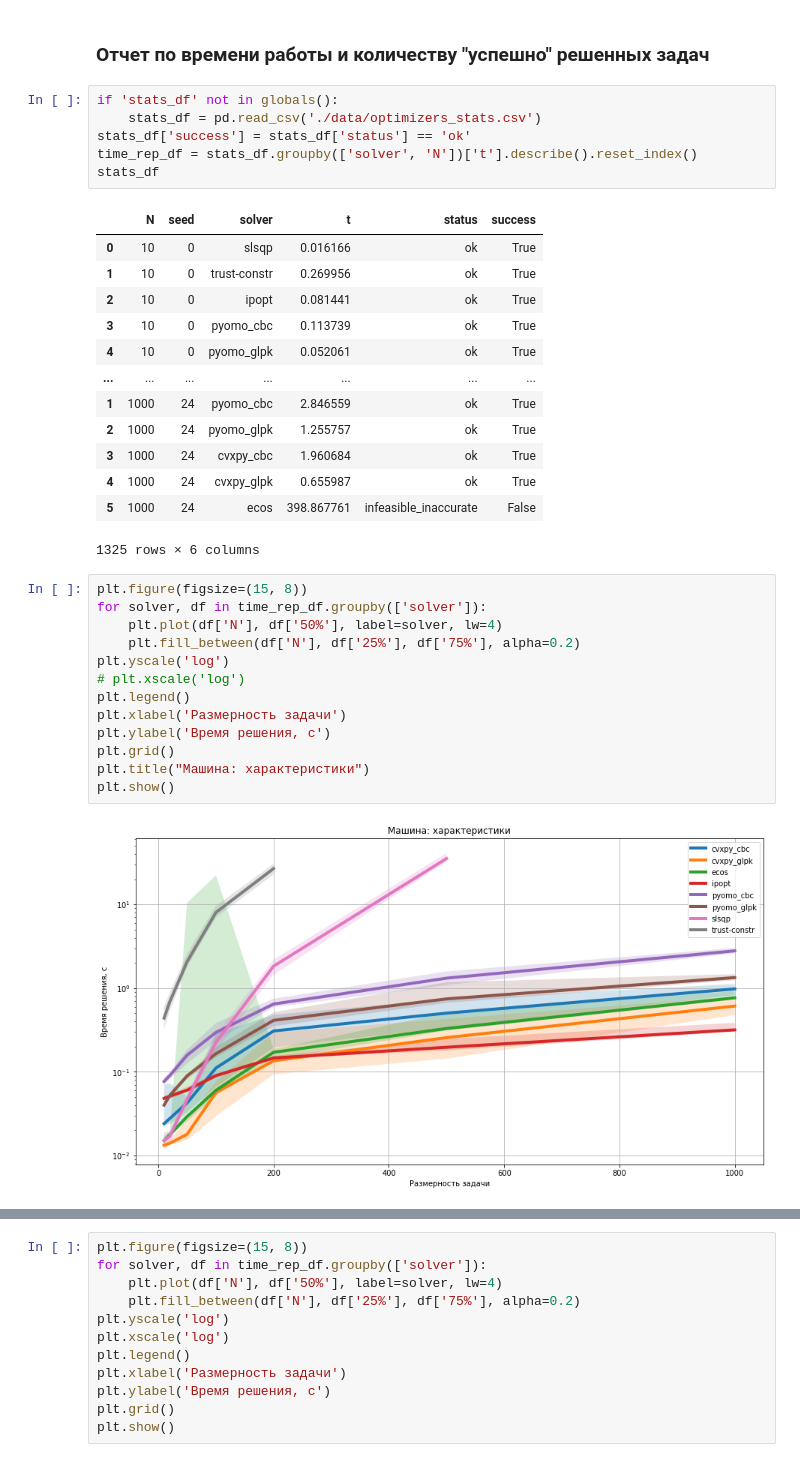
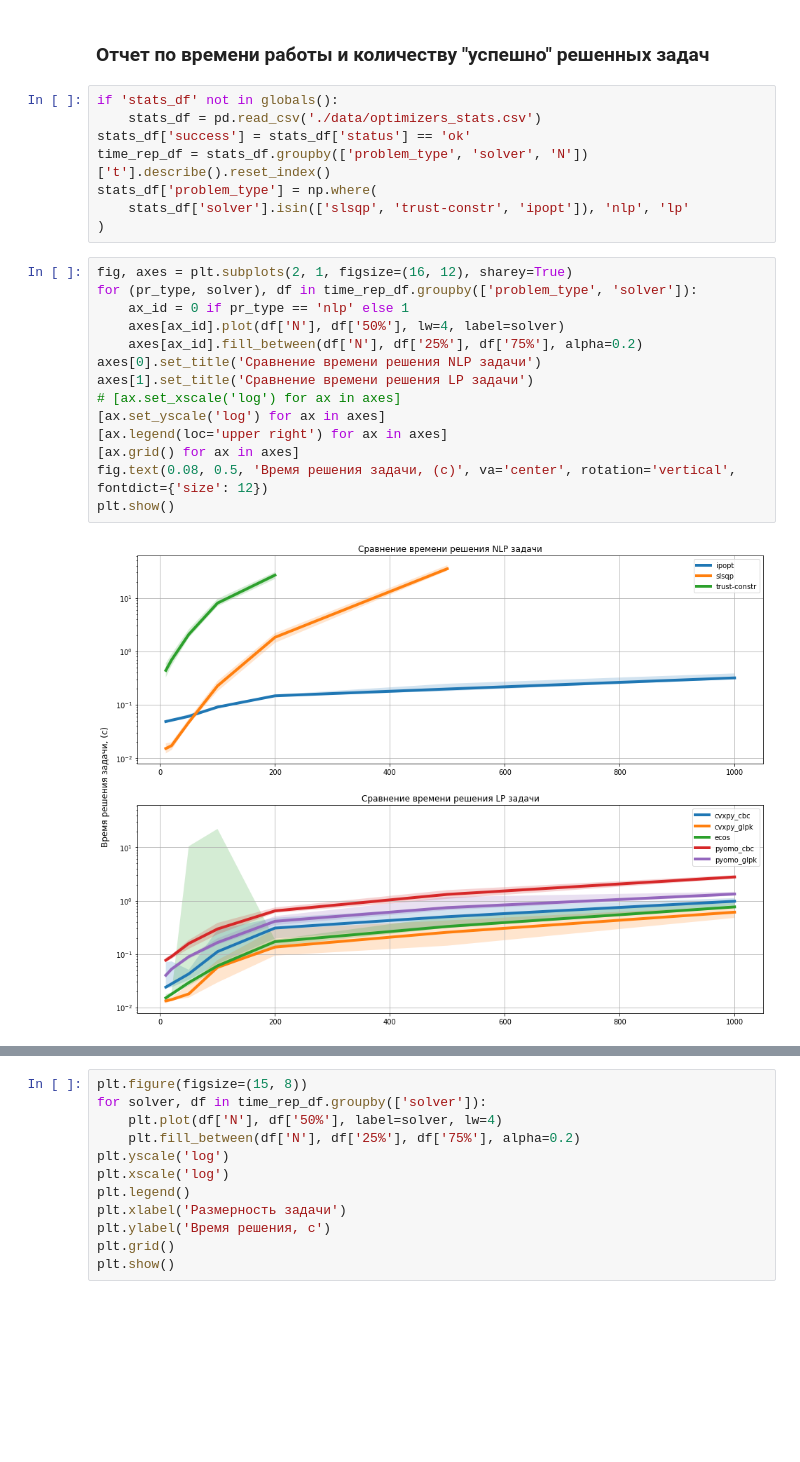
Before and after one commit to mbudylin/OptimizersArticle, a Jupyter notebook: optimizers_test.ipynb, the cells around one changed output, grey strips where cells are left out. Saved outputs shown, nothing was run; the diff lists cells and outputs as text; blank space fills up the shorter version.

```diff
--- a/optimizers_test.ipynb
+++ b/optimizers_test.ipynb
@@ -162,34 +177,23 @@ ecos finish     398.86776089668274
 if 'stats_df' not in globals():
     stats_df = pd.read_csv('./data/optimizers_stats.csv')
 stats_df['success'] = stats_df['status'] == 'ok'
-time_rep_df = stats_df.groupby(['solver', 'N'])['t'].describe().reset_index()
-stats_df
+time_rep_df = stats_df.groupby(['problem_type', 'solver', 'N'])['t'].describe().reset_index()
+stats_df['problem_type'] = np.where(
+    stats_df['solver'].isin(['slsqp', 'trust-constr', 'ipopt']), 'nlp', 'lp'
+)
-# %% [output]
-|  | N | seed | solver | t | status | success |
-| 0 | 10 | 0 | slsqp | 0.016166 | ok | True |
-| 1 | 10 | 0 | trust-constr | 0.269956 | ok | True |
-| 2 | 10 | 0 | ipopt | 0.081441 | ok | True |
-| 3 | 10 | 0 | pyomo_cbc | 0.113739 | ok | True |
-| 4 | 10 | 0 | pyomo_glpk | 0.052061 | ok | True |
-| ... | ... | ... | ... | ... | ... | ... |
-| 1 | 1000 | 24 | pyomo_cbc | 2.846559 | ok | True |
-| 2 | 1000 | 24 | pyomo_glpk | 1.255757 | ok | True |
-| 3 | 1000 | 24 | cvxpy_cbc | 1.960684 | ok | True |
-| 4 | 1000 | 24 | cvxpy_glpk | 0.655987 | ok | True |
-| 5 | 1000 | 24 | ecos | 398.867761 | infeasible_inaccurate | False |
-1325 rows × 6 columns
-# %%
-plt.figure(figsize=(15, 8))
-for solver, df in time_rep_df.groupby(['solver']):
-    plt.plot(df['N'], df['50%'], label=solver, lw=4)
-    plt.fill_between(df['N'], df['25%'], df['75%'], alpha=0.2)
-plt.yscale('log')
-# plt.xscale('log')
-plt.legend()
-plt.xlabel('Размерность задачи')
-plt.ylabel('Время решения, с')
-plt.grid()
-plt.title("Машина: характеристики")
-plt.show()
-# %% [output]
-[figure, removed]
+# %%
+fig, axes = plt.subplots(2, 1, figsize=(16, 12), sharey=True)
+for (pr_type, solver), df in time_rep_df.groupby(['problem_type', 'solver']):
+    ax_id = 0 if pr_type == 'nlp' else 1
+    axes[ax_id].plot(df['N'], df['50%'], lw=4, label=solver)
+    axes[ax_id].fill_between(df['N'], df['25%'], df['75%'], alpha=0.2)
+axes[0].set_title('Сравнение времени решения NLP задачи')
+axes[1].set_title('Сравнение времени решения LP задачи')
+# [ax.set_xscale('log') for ax in axes]
+[ax.set_yscale('log') for ax in axes]
+[ax.legend(loc='upper right') for ax in axes]
+[ax.grid() for ax in axes]
+fig.text(0.08, 0.5, 'Время решения задачи, (с)', va='center', rotation='vertical', fontdict={'size': 12})
+plt.show()
+# %% [output]
+[figure, added]
```
Also changed, not shown: parts of 15 cells of this notebook, 2 other files.
